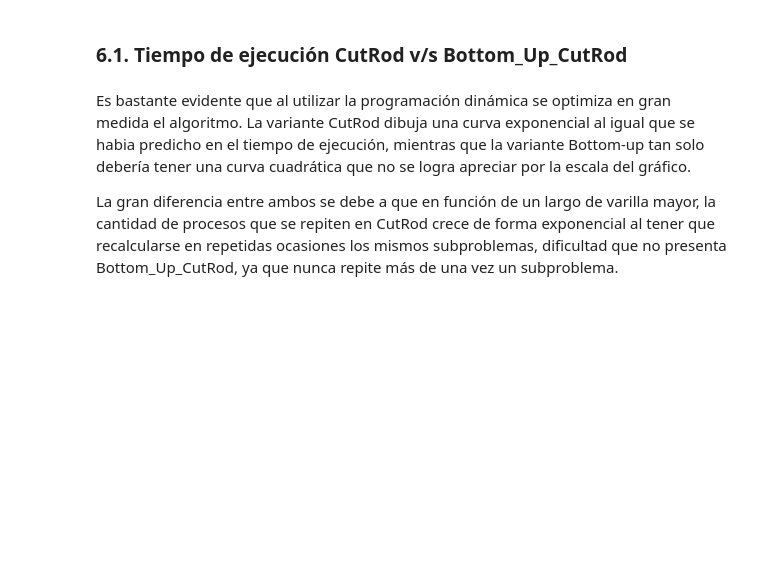
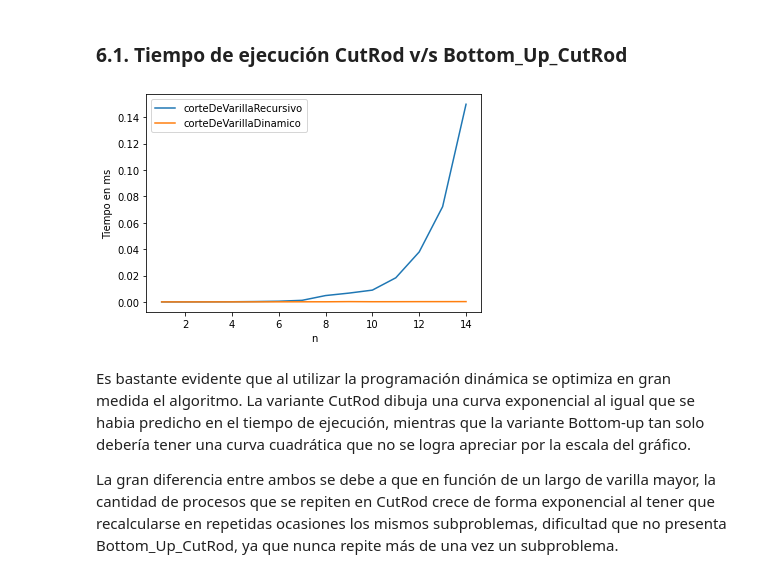
Before and after one commit to LosPowerPeralta/ADA-Informes-Matias, a Jupyter notebook: Informe_Algoritmo_Corte_De_Varilla.ipynb, the cells around one changed output. Drawn from its saved outputs; the diff is of its cells as text; code cells hidden in the pictures; blank space fills up the shorter version.

```diff
--- a/Informe_Algoritmo_Corte_De_Varilla.ipynb
+++ b/Informe_Algoritmo_Corte_De_Varilla.ipynb
@@ -308,29 +316,31 @@ Para el ejemplo anterior, con un largo de varilla igual a 4, solo se necesito al
 # %%
 x=[]
 y_Dynamic = []
 y_NoDynamic = []
 
 for n in range(1,15):
   a = cutrod_instance_generator(n)
   b = deepcopy(a)
   b.insert(0, 0)
 
-  #la función repeat está ejecutando 20 veces Bottom_Up_CutRod con el arreglo b y retorna el mejor tiempo obtenido.
-  t_Dynamic = repeat(setup="from __main__ import Bottom_Up_CutRod", stmt=f"Bottom_Up_CutRod({b},{n})", repeat=1, number=10)
-  #la función repeat está ejecutando 20 veces CutRod con el arreglo a y retorna el mejor tiempo obtenido.
-  t_NoDynamic = repeat(setup="from __main__ import CutRod", stmt=f"CutRod({a},{n})", repeat=1, number=10)
+  #la función repeat está ejecutando 20 veces corteDeVarillaDinamico con el arreglo b y retorna el mejor tiempo obtenido.
+  t_Dynamic = repeat(setup="from __main__ import corteDeVarillaDinamico", stmt=f"corteDeVarillaDinamico({b},{n})", repeat=1, number=10)
+  #la función repeat está ejecutando 20 veces corteDeVarillaRecursivo con el arreglo a y retorna el mejor tiempo obtenido.
+  t_NoDynamic = repeat(setup="from __main__ import corteDeVarillaRecursivo", stmt=f"corteDeVarillaRecursivo({a},{n})", repeat=1, number=10)
 
   x.append(n)
   y_Dynamic.append(t_Dynamic)
   y_NoDynamic.append(t_NoDynamic)
 
 plt.plot(x,y_NoDynamic)
 plt.plot(x,y_Dynamic)
-plt.legend(["CutRod","Bottom_Up_CutRod"])
+plt.legend(["corteDeVarillaRecursivo","corteDeVarillaDinamico"])
 
 plt.xlabel('n')
 plt.ylabel('Tiempo en ms')
 plt.show()
+# %% [output]
+[figure, added]
 # %% [markdown]
 Es bastante evidente que al utilizar la programación dinámica se optimiza en gran medida el algoritmo. La variante CutRod dibuja una curva exponencial al igual que se habia predicho en el tiempo de ejecución, mientras que la variante Bottom-up tan solo debería tener una curva cuadrática que no se logra apreciar por la escala del gráfico.
 
```
Also changed, not shown: parts of 8 cells of this notebook.
